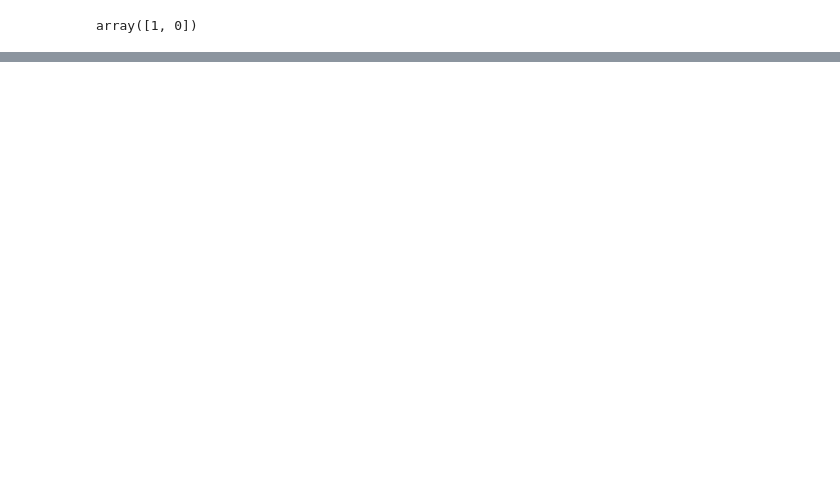
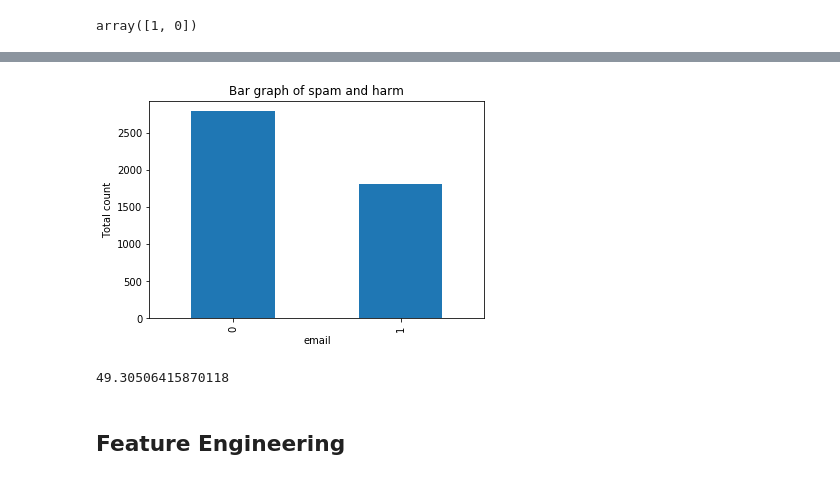
Before and after one commit to SamwelJane/Titanic-Disaster-Prediction_ML, a Jupyter notebook: Titanic_Predict.ipynb, the cells around one changed output, grey strips where cells are left out. Cells and saved outputs as stored; diff of their text form; code cells hidden in the pictures; blank space fills up the shorter version.

```diff
--- a/Titanic_Predict.ipynb
+++ b/Titanic_Predict.ipynb
@@ -737,0 +750,18 @@ array([1, 0])
+# %%
+#
+# sns.set_style()
+spam.groupby('class')['class'].count().plot(kind='bar')
+plt.title('Bar graph of spam and harm')
+plt.xlabel('email')
+plt.ylabel('Total count')
+plt.show()
+From the bar grapgh  non spam email were more than spam emails
+# %% [output]
+[figure, added]
+# %%
+# checking for skewness
+spam['word_freq_make'].kurt()
+# %% [output]
+49.30506415870118
+# %% [markdown]
+## Feature Engineering
```
Also changed, not shown: parts of 41 cells of this notebook.
